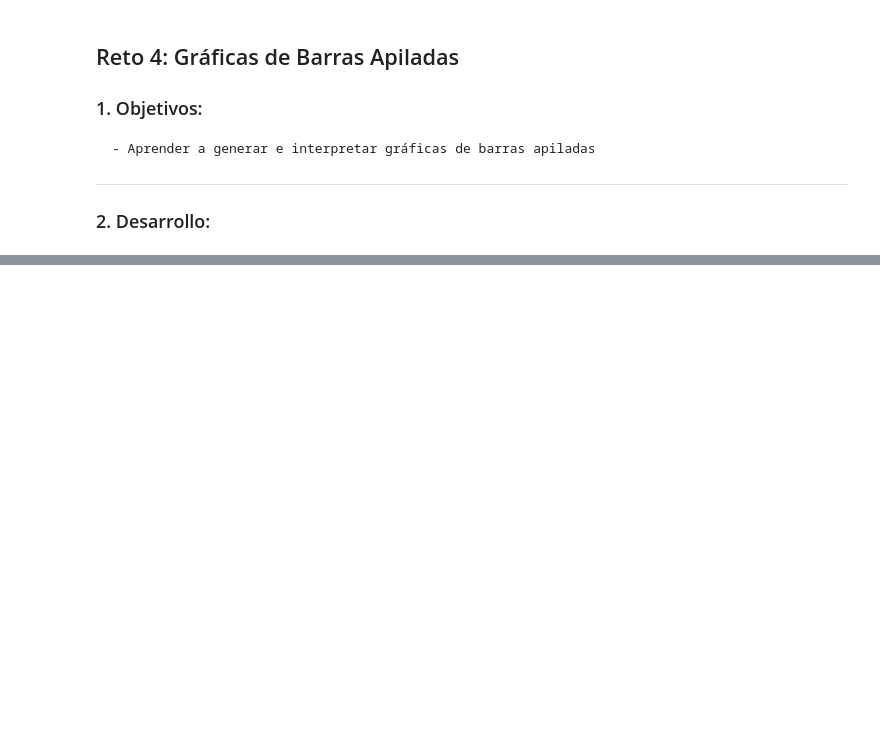
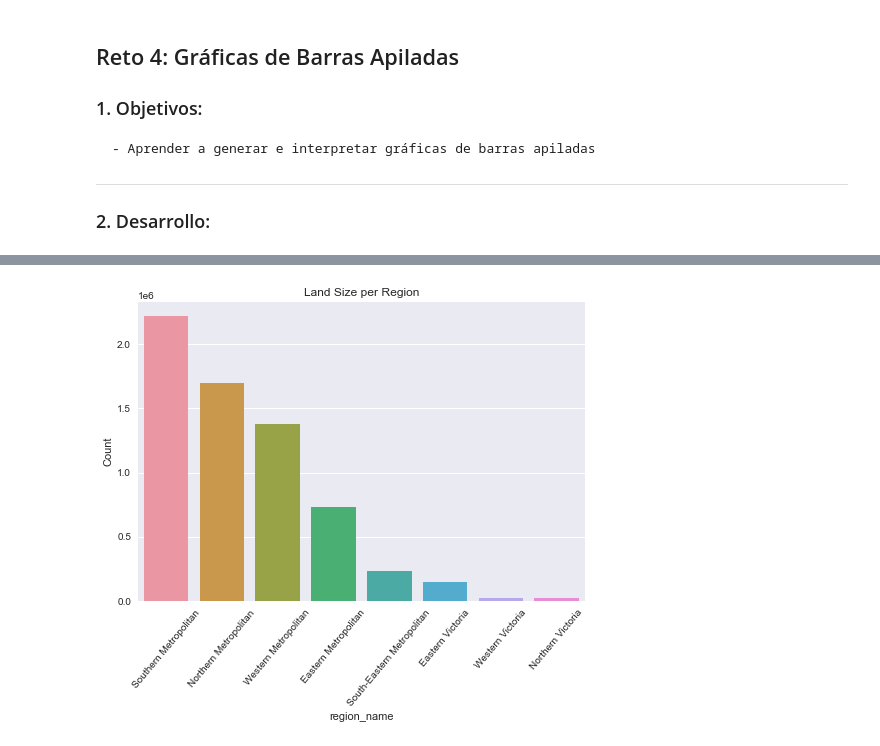
Before and after one commit to luislerma5593/Data_Analysis, a Jupyter notebook: 4. Análisis de datos con Python/6. Visualización de Datos Avanzada/Reto-04/graficas_de_barras_apiladas.ipynb, the cells around one changed output, grey strips where cells are left out. Cells and saved outputs as stored; diff of their text form; code cells hidden in the pictures; blank space fills up the shorter version.

```diff
--- a/4. Análisis de datos con Python/6. Visualización de Datos Avanzada/Reto-04/graficas_de_barras_apiladas.ipynb
+++ b/4. Análisis de datos con Python/6. Visualización de Datos Avanzada/Reto-04/graficas_de_barras_apiladas.ipynb
@@ -33,0 +24,4 @@ Comenta tus hallazgos con tus compañeros y la experta. Específicamente discuta
+# %%
+df = pd.read_csv('../../Datasets/melbourne_housing-clean.csv', index_col=0)
+
+df.head()
@@ -33,0 +35,3 @@ Comenta tus hallazgos con tus compañeros y la experta. Específicamente discuta
+# %%
+df2 = df.groupby("region_name")["land_size"].sum()
+df2
@@ -33,0 +49,10 @@ Comenta tus hallazgos con tus compañeros y la experta. Específicamente discuta
+# %%
+dff = pd.DataFrame(df2)
+dff = dff.sort_values("land_size", ascending=False)
+# %%
+ax2 = sns.barplot(dff["land_size"].index, dff["land_size"])
+ax2.set_title('Land Size per Region')
+ax2.set(ylabel='Count')
+ax2.set_xticklabels(ax2.get_xticklabels(), rotation=50);
+# %% [output]
+[figure, added]
```
Also changed, not shown: parts of 14 cells of this notebook, 11 other files.
